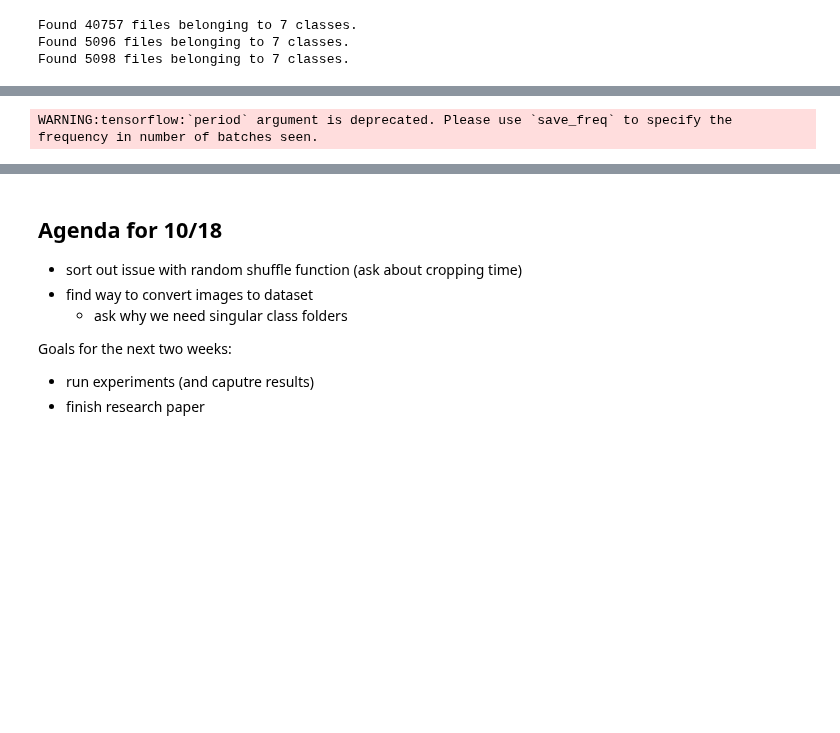
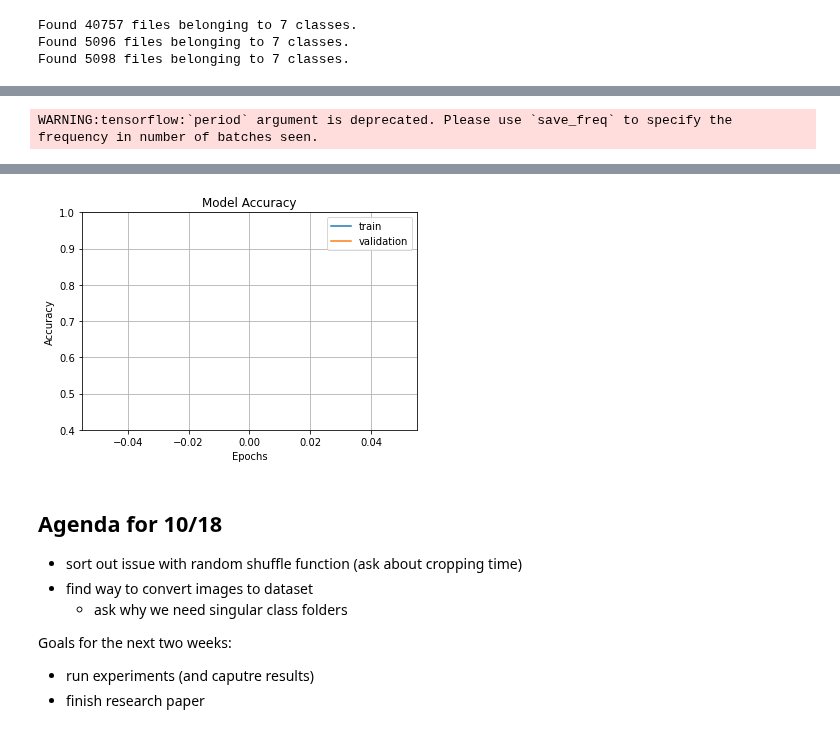
Before and after one commit to manavgurnani21/data_augmentation_tld_research, a Jupyter notebook: Preprocessing.ipynb, the cells around one changed output, grey strips where cells are left out. Drawn from its saved outputs; the diff is of its cells as text; code cells hidden in the pictures; blank space fills up the shorter version.

```diff
--- a/Preprocessing.ipynb
+++ b/Preprocessing.ipynb
@@ -259,9 +263,9 @@ from tensorflow.python.keras.layers import Dense, Flatten
 from tensorflow.keras.models import Sequential
 from tensorflow.keras.optimizers import Adam
 
-train_data_dir = '/content/train/'
-test_data_dir = '/content/test/'
-val_data_dir = '/content/val/'
+train_data_dir = '/content/cropped_images_randomized/train'
+test_data_dir = '/content/cropped_images_randomized/test'
+val_data_dir = '/content/cropped_images_randomized/val'
 
 img_height = 180
 img_width = 180
@@ -315,7 +323,7 @@ resnet_model = Sequential()
 
 pretrained_model= tf.keras.applications.ResNet50(include_top=False,
                    input_shape=(180,180,3),
-                   pooling='avg',classes=5,
+                   pooling='avg',classes=7,
                    weights='imagenet')
 for layer in pretrained_model.layers:
         layer.trainable=False
@@ -323,4 +331,4 @@ for layer in pretrained_model.layers:
 resnet_model.add(pretrained_model)
 resnet_model.add(Flatten())
 resnet_model.add(Dense(512, activation='relu'))
-resnet_model.add(Dense(5, activation='softmax'))
+resnet_model.add(Dense(7, activation='softmax'))
@@ -330,14 +362,26 @@ resnet_model.summary()
 resnet_model.compile(optimizer='adam',loss = tf.keras.losses.SparseCategoricalCrossentropy(from_logits=True), metrics=['accuracy'])
 # %%
 from keras.callbacks import ModelCheckpoint, EarlyStopping
+import matplotlib.pyplot as plt
 
 checkpoint = ModelCheckpoint("best_model_ever.h5", monitor='val_acc', verbose=1, save_best_only=True, save_weights_only=False, mode='auto', period=1)
-early = EarlyStopping(monitor='val_acc', min_delta=0, patience=20, verbose=1, mode='auto')
-history = resnet_model.fit(
+early = EarlyStopping(monitor='val_acc', min_delta=0, patience=15, verbose=1, mode='auto')
+resnet_history = resnet_model.fit(
   train_ds,
   validation_data=val_ds,
   callbacks=[early, checkpoint],
-  epochs=10
+  epochs=1
 )
+
+fig1 = plt.gcf()
+plt.plot(resnet_history.history['accuracy'])
+plt.plot(resnet_history.history['val_accuracy'])
+plt.axis(ymin=0.4,ymax=1)
+plt.grid()
+plt.title('Model Accuracy')
+plt.ylabel('Accuracy')
+plt.xlabel('Epochs')
+plt.legend(['train', 'validation'])
+plt.show()
 # %% [output]
 WARNING:tensorflow:`period` argument is deprecated. Please use `save_freq` to specify the frequency in number of batches seen.
@@ -345,0 +391 @@ InvalidArgumentError: ignored
+[figure, added]
```
Also changed, not shown: parts of 15 cells of this notebook.
